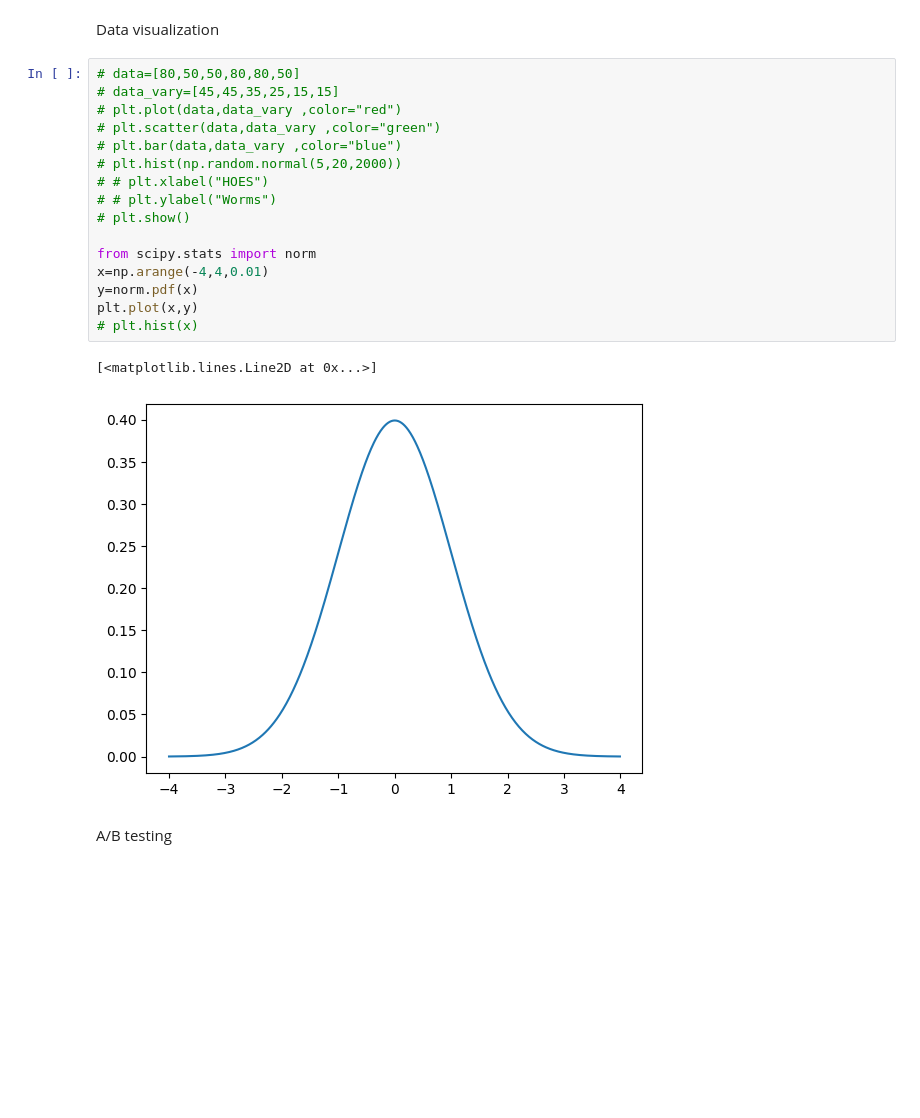
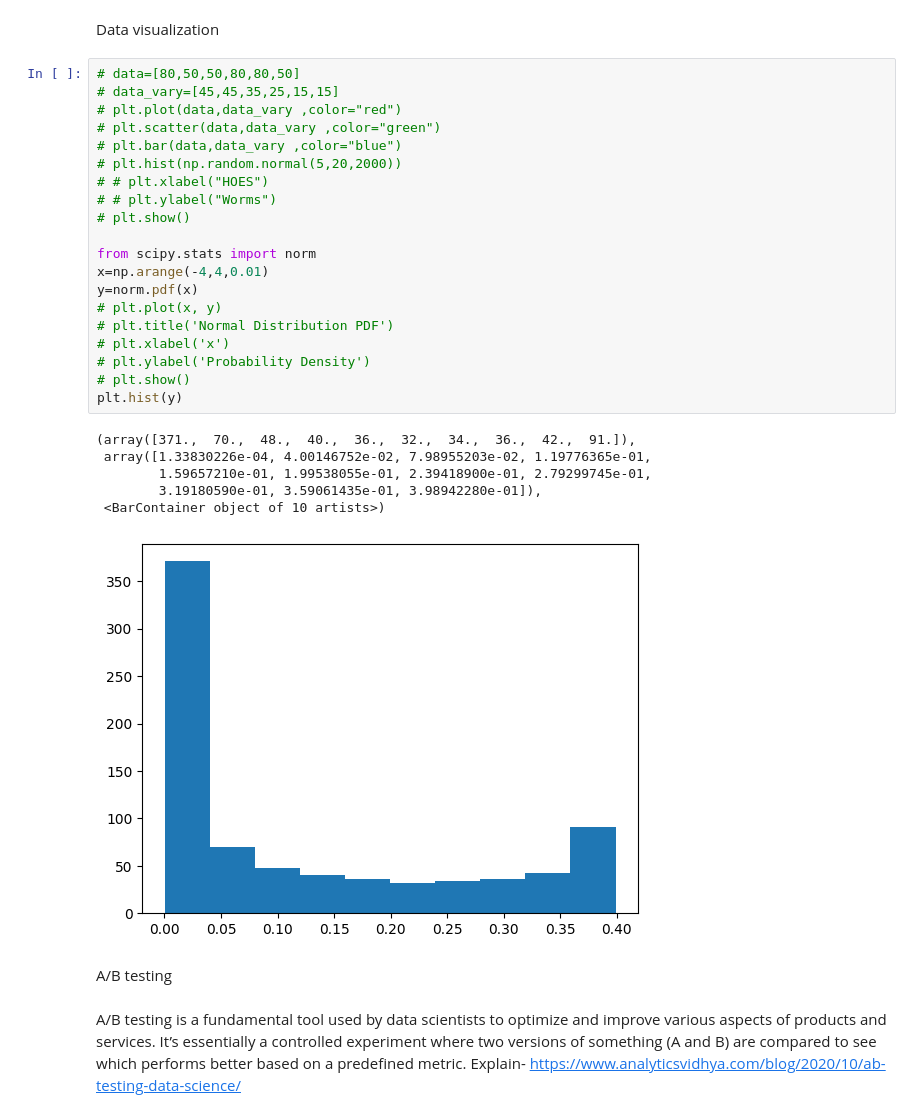
Before and after one commit to Karlex1/datascience_Basics, a Jupyter notebook: Data Analytics/Notes.ipynb, the cells around one changed output. Drawn from its saved outputs; the diff is of its cells as text; blank space fills up the shorter version.

```diff
--- a/Data Analytics/Notes.ipynb
+++ b/Data Analytics/Notes.ipynb
@@ -92,21 +92,32 @@ Data visualization
 # %%
 # data=[80,50,50,80,80,50]
 # data_vary=[45,45,35,25,15,15]
 # plt.plot(data,data_vary ,color="red")
 # plt.scatter(data,data_vary ,color="green")
 # plt.bar(data,data_vary ,color="blue")
 # plt.hist(np.random.normal(5,20,2000))
 # # plt.xlabel("HOES")
 # # plt.ylabel("Worms")
 # plt.show()
 
 from scipy.stats import norm
 x=np.arange(-4,4,0.01)
 y=norm.pdf(x)
-plt.plot(x,y)
-# plt.hist(x)
+# plt.plot(x, y)
+# plt.title('Normal Distribution PDF')
+# plt.xlabel('x')
+# plt.ylabel('Probability Density')
+# plt.show()
+plt.hist(y)
 # %% [output]
-[<matplotlib.lines.Line2D at 0x...>]
+(array([371.,  70.,  48.,  40.,  36.,  32.,  34.,  36.,  42.,  91.]),
+ array([1.33830226e-04, 4.00146752e-02, 7.98955203e-02, 1.19776365e-01,
+        1.59657210e-01, 1.99538055e-01, 2.39418900e-01, 2.79299745e-01,
+        3.19180590e-01, 3.59061435e-01, 3.98942280e-01]),
+ <BarContainer object of 10 artists>)
-[figure, old version]
+[figure, new version]
 # %% [markdown]
 A/B testing
+# %% [markdown]
+A/B testing is a fundamental tool used by data scientists to optimize and improve various aspects of products and services. It’s essentially a controlled experiment where two versions of something (A and B) are compared to see which performs better based on a predefined metric.
+Explain- https://www.analyticsvidhya.com/blog/2020/10/ab-testing-data-science/
```
